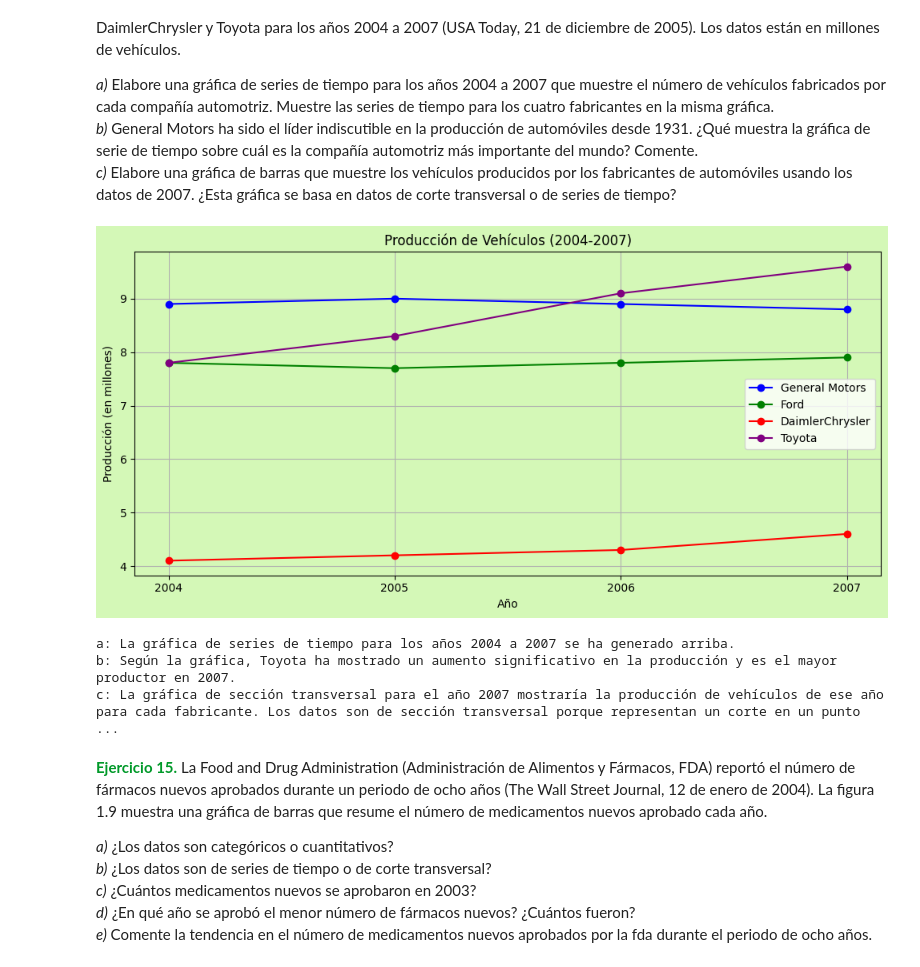
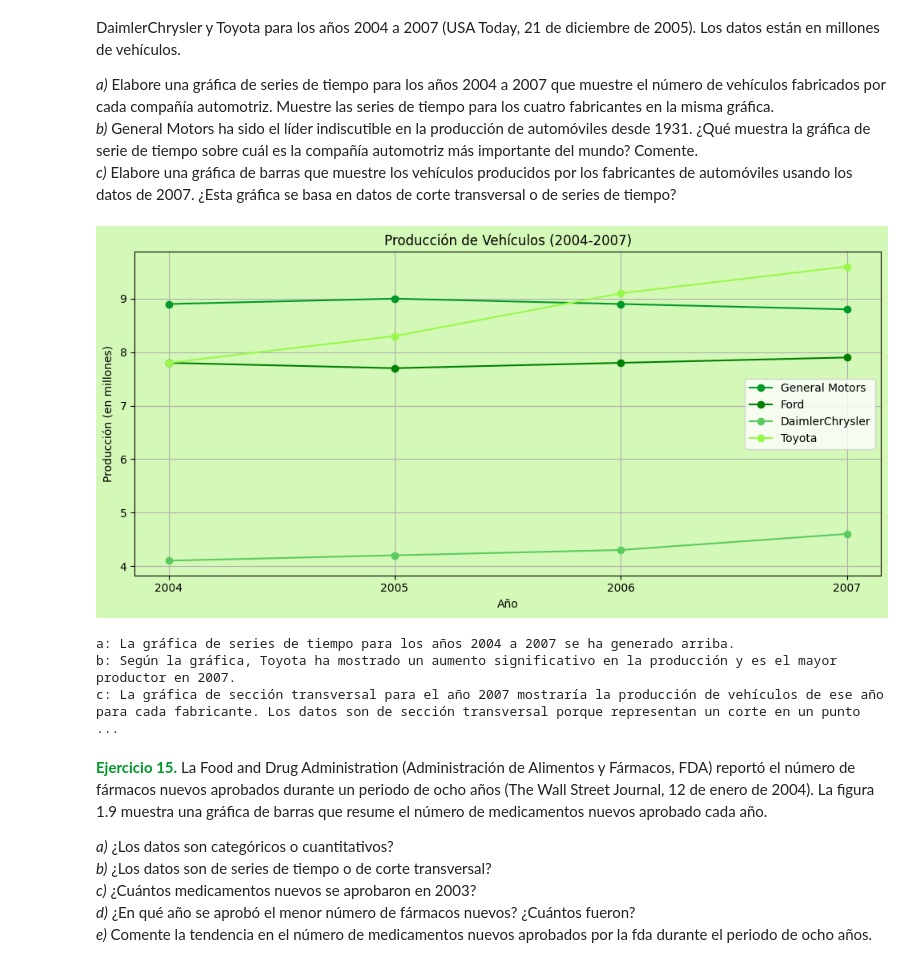
Before and after one commit to michellepoma/ebook-Estadistica2, a Jupyter notebook: docs/capitulo1.ipynb, the cells around one changed output. Cells and saved outputs as stored; diff of their text form; code cells hidden in the pictures.

```diff
--- a/docs/capitulo1.ipynb
+++ b/docs/capitulo1.ipynb
@@ -1426,36 +1426,36 @@ ax = plt.gca()
 ax.set_facecolor('#D4F8B7')  # Color de fondo claro
 
 # Colores para cada fabricante
-colores = {'General Motors': 'blue', 'Ford': 'green', 'DaimlerChrysler': 'red', 'Toyota': 'purple'}
+colores = {'General Motors': '#009929', 'Ford': 'green', 'DaimlerChrysler': '#5ccb5f', 'Toyota': '#98f84a'}
 
 # Crear una gráfica de líneas para cada fabricante con colores personalizados
 for fabricante in df_produccion.columns:
     plt.plot(df_produccion.index, df_produccion[fabricante], marker='o', label=fabricante, color=colores[fabricante])
 
 plt.title('Producción de Vehículos (2004-2007)')
 plt.xlabel('Año')
 plt.ylabel('Producción (en millones)')
 plt.legend()
 plt.grid(True)
 plt.tight_layout()
 
 # Guardar la gráfica en un archivo
 plt.savefig('produccion_vehiculos.png')
 plt.show()
 
 
 # Respuestas a las preguntas
 respuestas = {
     'a': "La gráfica de series de tiempo para los años 2004 a 2007 se ha generado arriba.",
     'b': "Según la gráfica, Toyota ha mostrado un aumento significativo en la producción y es el mayor productor en 2007.",
     'c': "La gráfica de sección transversal para el año 2007 mostraría la producción de vehículos de ese año para cada fabricante. Los datos son de sección transversal porque representan un corte en un punto en el tiempo, en este caso, el año 2007."
 }
 
 # Imprimir las respuestas
 for pregunta, respuesta in respuestas.items():
     print(f'{pregunta}: {respuesta}')
 # %% [output]
-[figure, old version]
+[figure, new version]
 a: La gráfica de series de tiempo para los años 2004 a 2007 se ha generado arriba.
 b: Según la gráfica, Toyota ha mostrado un aumento significativo en la producción y es el mayor productor en 2007.
 c: La gráfica de sección transversal para el año 2007 mostraría la producción de vehículos de ese año para cada fabricante. Los datos son de sección transversal porque representan un corte en un punto ...
```
Also changed, not shown: parts of 8 cells of this notebook, 1 other file.
